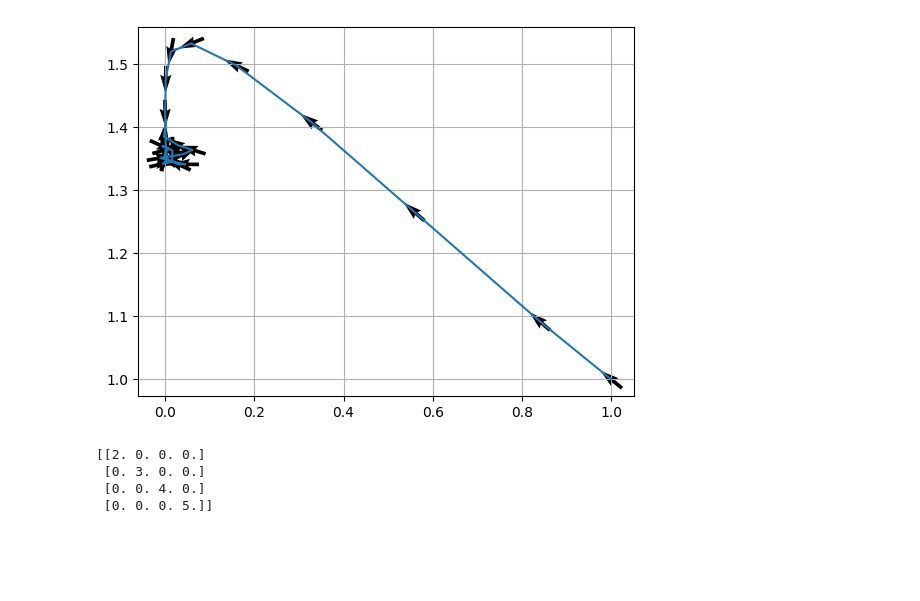
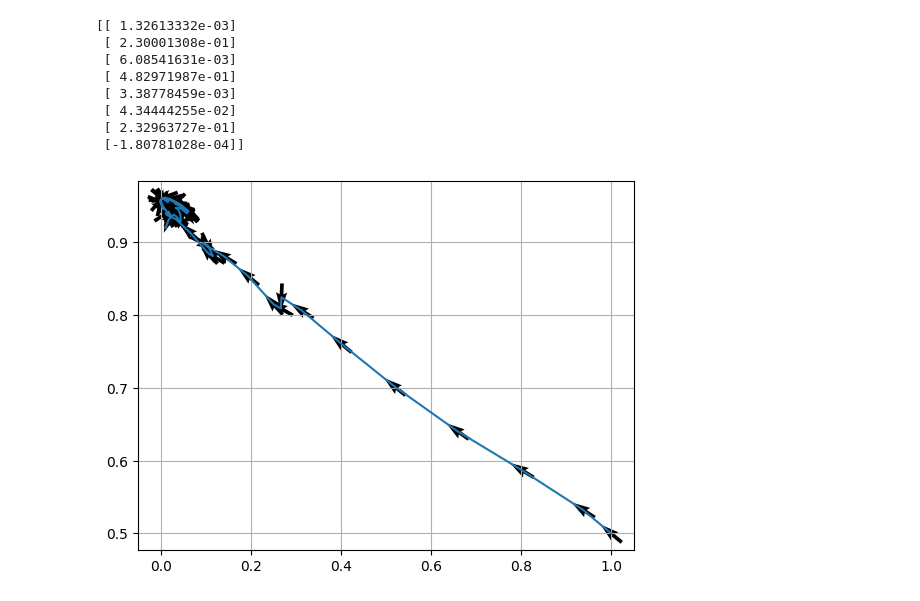
Before and after one commit to bhosley/Schoolwork, a Jupyter notebook: 2023Q1 - Linear Programming/HW13/karmarkar.ipynb, the cells around one changed output. Cells and saved outputs as stored; diff of their text form; code cells hidden in the pictures; blank space fills up the shorter version.

```diff
--- a/2023Q1 - Linear Programming/HW13/karmarkar.ipynb
+++ b/2023Q1 - Linear Programming/HW13/karmarkar.ipynb
@@ -63,25 +61,19 @@ y_n,D_n,x_n,coords = karmarkar(y_0,D_0,A,c,n,r,alpha,25,coords)
-# %%
-x1, x2 = np.hsplit(coords,2)
-x1 = x1.flatten()*(n)
-x2 = x2.flatten()*(n)
-
-fig, ax = plt.subplots()
-
-u = np.diff(x1)
-v = np.diff(x2)
-norm = np.sqrt(u**2+v**2)
-ax.plot(x1,x2)
-ax.quiver(x1[:-1], x2[:-1], u/norm, v/norm, angles="xy", pivot="mid")
-ax.set(xlabel='', ylabel='',
-       title='')
-ax.grid()
-plt.show()
-# %% [output]
-[figure, removed]
-# %%
-print(np.eye(4)*np.array([[2,3,4,5]]).T)
-# %% [output]
-[[2. 0. 0. 0.]
- [0. 3. 0. 0.]
- [0. 0. 4. 0.]
- [0. 0. 0. 5.]]
+# %%
+# Regular Solution
+A = np.array([
+    [ 1, 2,-1, 0, 0, 0,-2, 0],
+    [ 0, 0, 0, 1, 1, 0,-2, 0],
+    [ 3, 2, 0,-2, 0, 0, 0,-3]])
+
+y_n,D_n,x_n,xcoords = solveA(A)
+printSolution(A,xcoords)
+# %% [output]
+[[ 1.32613332e-03]
+ [ 2.30001308e-01]
+ [ 6.08541631e-03]
+ [ 4.82971987e-01]
+ [ 3.38778459e-03]
+ [ 4.34444255e-02]
+ [ 2.32963727e-01]
+ [-1.80781028e-04]]
+[figure, added]
```
Also changed, not shown: parts of 4 cells of this notebook.
